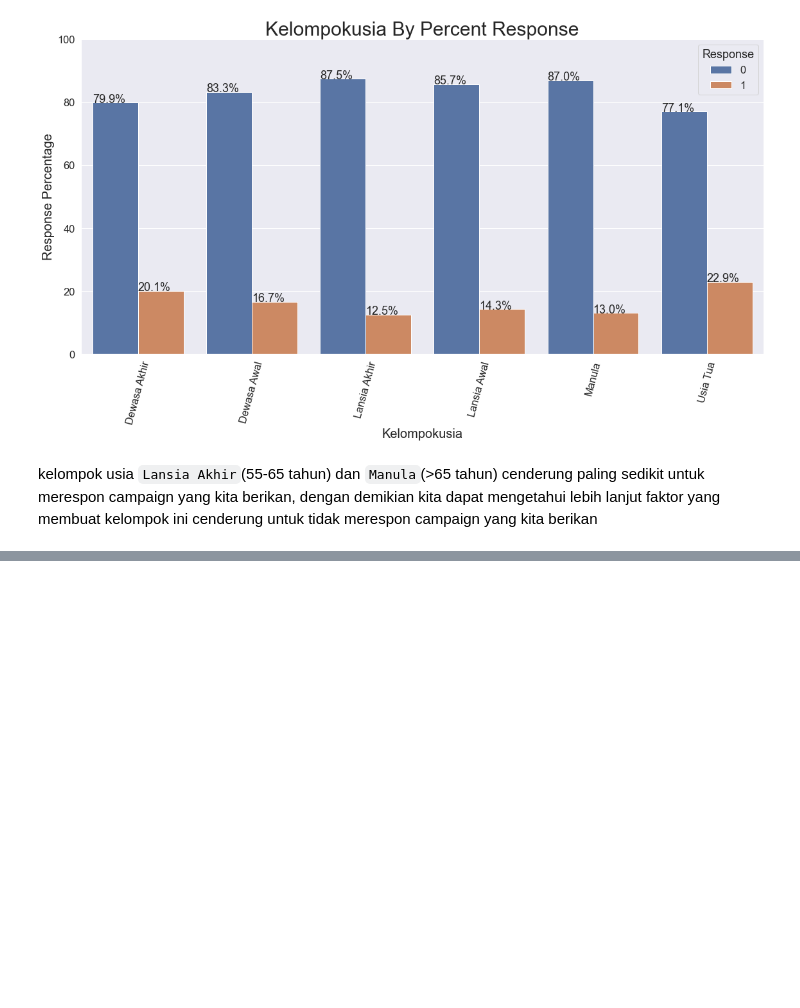
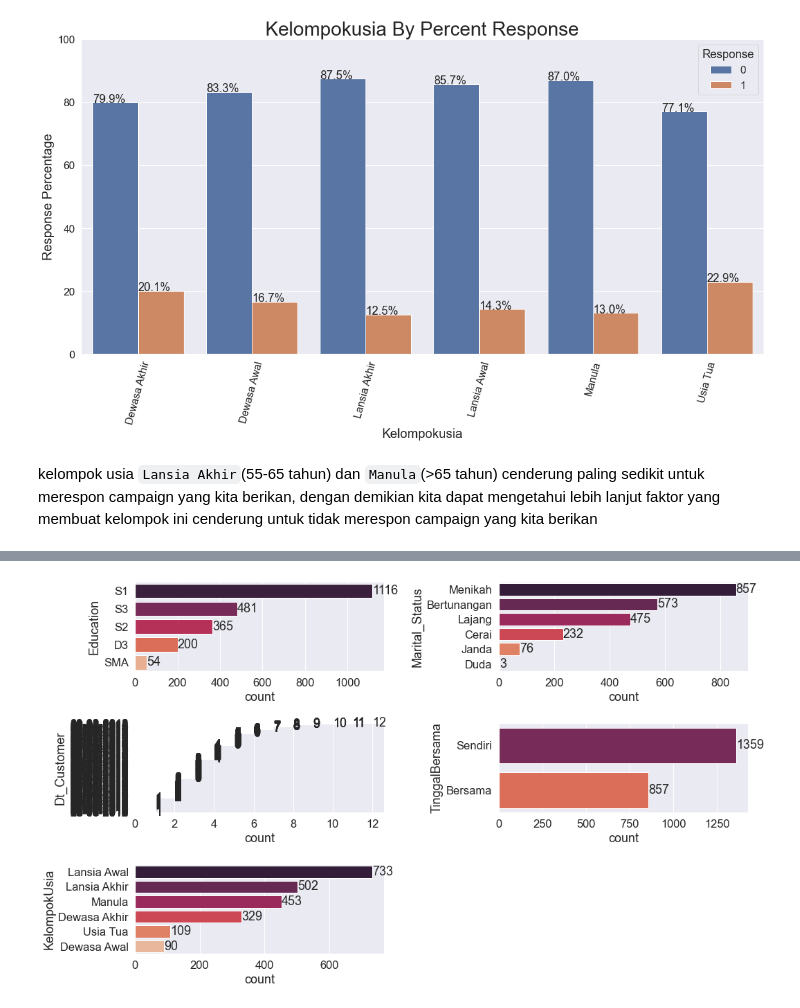
Before and after one commit to Hana5i/Predict-Customer-Personality-to-Boost-Marketing-Campaign-by-Using-Machine-Learning, a Jupyter notebook: Predict Personality Customer.ipynb, the cells around one changed output, grey strips where cells are left out. Cells and saved outputs as stored; diff of their text form; code cells hidden in the pictures; blank space fills up the shorter version.

```diff
--- a/Predict Personality Customer.ipynb
+++ b/Predict Personality Customer.ipynb
@@ -226,0 +287,9 @@ kelompok usia `Lansia Akhir`(55-65 tahun) dan `Manula`(>65 tahun) cenderung pali
+# %%
+plt.figure(figsize=(15, 25))
+for i in range(len(cat)):
+    plt.subplot(9, 2, i+1)
+    ax = sns.countplot(y=cat[i], data=df_eda, palette='rocket', order=df_eda[cat[i]].value_counts().index)
+    plt.bar_label(ax.containers[0])
+    plt.tight_layout()
+# %% [output]
+[figure, added]
```
Also changed, not shown: parts of 38 cells of this notebook.
